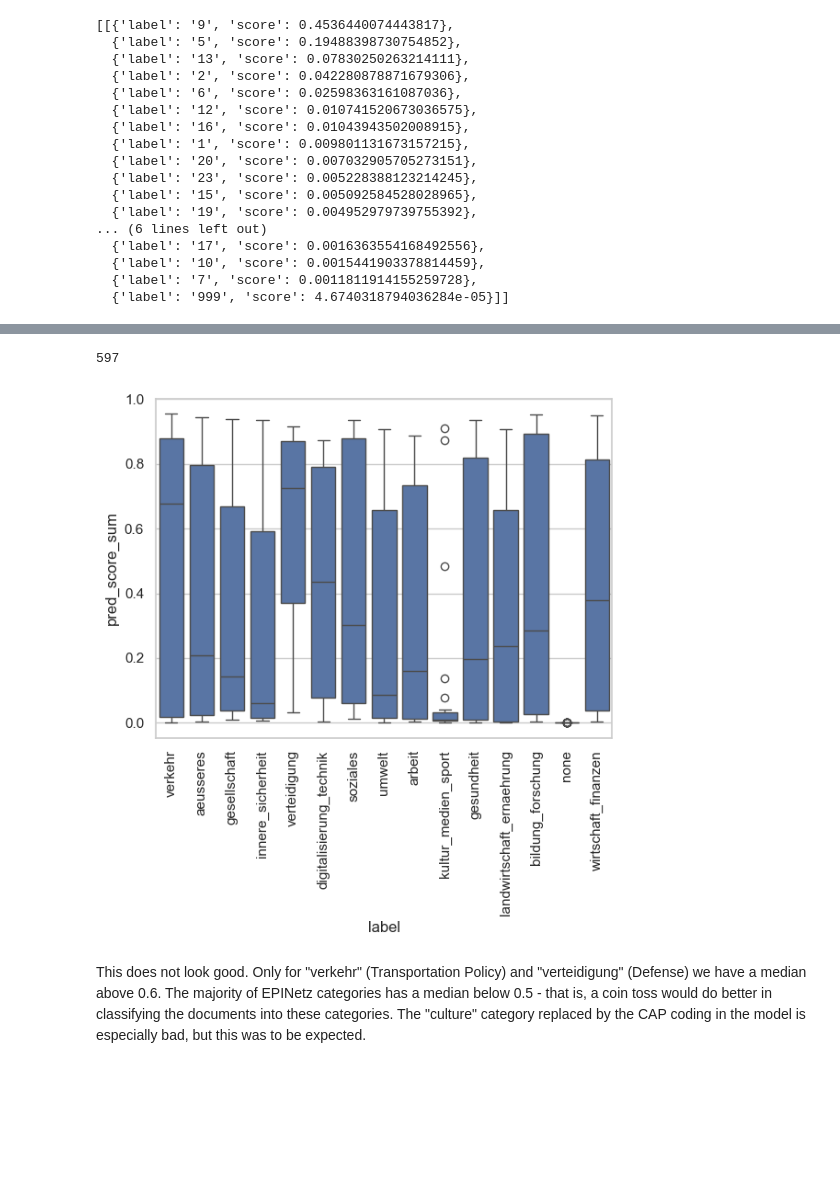
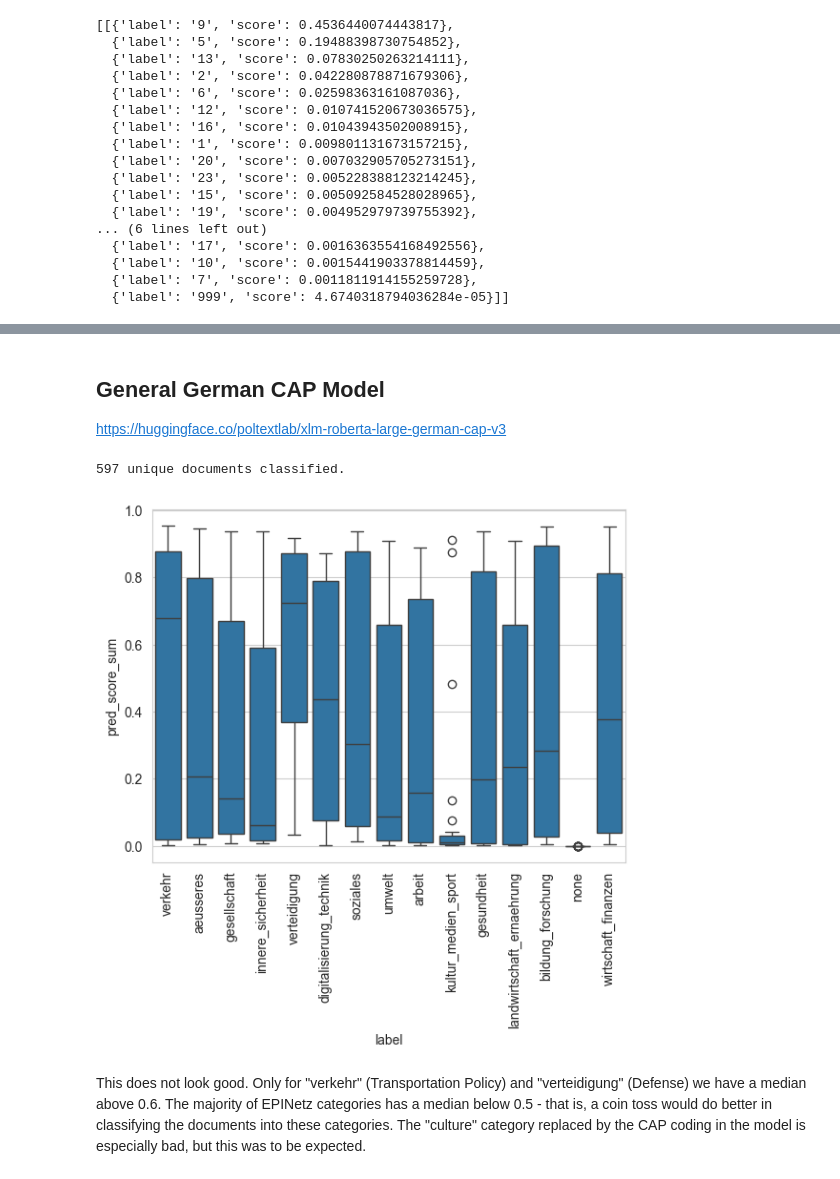
Before and after one commit to TimBMK/EPINetz_Transformer_Classification, a Jupyter notebook: roberta_cap_classifier.ipynb, the cells around one changed output, grey strips where cells are left out. Saved outputs shown, nothing was run; the diff lists cells and outputs as text; code cells hidden in the pictures; blank space fills up the shorter version.

Commit message:
fine-tuned models

```diff
--- a/roberta_cap_classifier.ipynb
+++ b/roberta_cap_classifier.ipynb
@@ -216,5 +213,3 @@ classifier(example, batch_size=32)
   {'label': '10', 'score': 0.0015441903378814459},
   {'label': '7', 'score': 0.0011811914155259728},
   {'label': '999', 'score': 4.6740318794036284e-05}]]
-# %%
-pred = classifier(list(data_long["_source.text"]), batch_size=32)
@@ -260,21 +282,14 @@ data_pred
-# %%
-data_pred._id.nunique() # double check we did not lose any documents in the wrangling
-# %% [output]
-597
-# %%
-import seaborn as sns
-sns.set_style("whitegrid") # plot style
-
-# for each _id, get the rows where label and pred_epinetz are equal, then visualize the pred_score_sum
-data_pred_vis = data_pred[data_pred['label'] == data_pred['pred_epinetz']]
-
-boxplot = sns.boxplot(data=data_pred_vis,
-                      y ='pred_score_sum',
-                      x = 'label',
-                      fill=True)
-
-boxplot.tick_params(axis='x', rotation=90)
-# %% [output]
-[figure, removed]
+# %% [markdown]
+## General German CAP Model
+
+https://huggingface.co/poltextlab/xlm-roberta-large-german-cap-v3
+# %%
+cap_general = run_classification(data_long, "poltextlab/xlm-roberta-large-german-cap-v3", "xlm-roberta-large")
+# %% [output]
+597 unique documents classified.
+# %%
+get_boxplot(cap_general)
+# %% [output]
+[figure, added]
 # %% [markdown]
 This does not look good. Only for "verkehr" (Transportation Policy) and "verteidigung" (Defense) we have a median above 0.6. The majority of EPINetz categories has a median below 0.5 - that is, a coin toss would do better in classifying the documents into these categories. The "culture" category replaced by the CAP coding in the model is especially bad, but this was to be expected.
```
Also changed, not shown: parts of 23 cells of this notebook.
